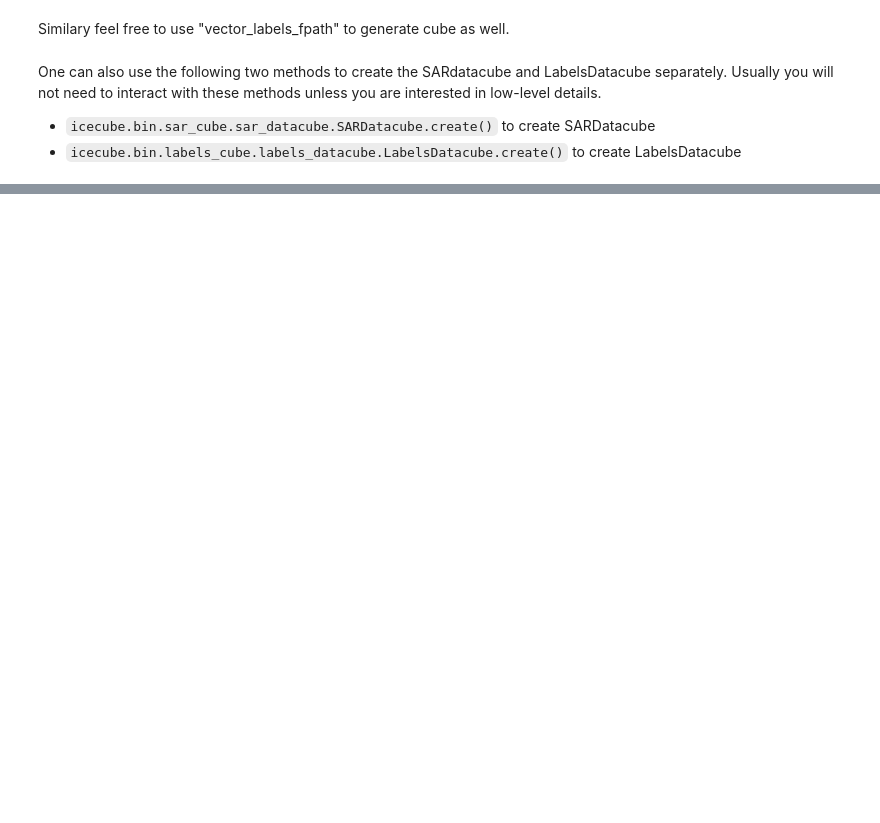
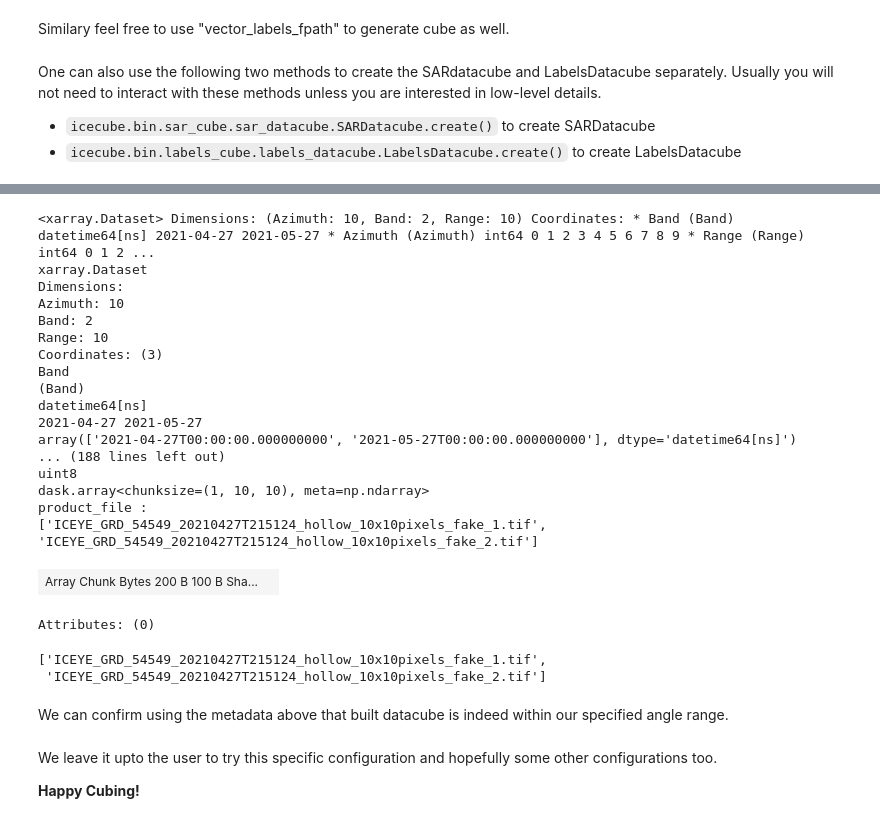
Before and after one commit to iceye-ltd/icecube, a Jupyter notebook: docs/examples/Ex3_CreatingDatacube.ipynb, the cells around one changed output, grey strips where cells are left out. Cells and saved outputs as stored; diff of their text form; code cells hidden in the pictures; blank space fills up the shorter version.

```diff
--- a/docs/examples/Ex3_CreatingDatacube.ipynb
+++ b/docs/examples/Ex3_CreatingDatacube.ipynb
@@ -165,0 +407,17 @@ One can also use the following two methods to create the SARdatacube and LabelsD
+# %%
+# We know that our stack spans from 28.5 degrees to 30.5 degrees
+
+cube_config_fpath = os.path.join(icecube_abspath, "icecube/dataset/temp/sample_config.json")
+cube_config_dic = {}
+cube_config_dic['min_incidence_angle'] = 25
+cube_config_dic['max_incidence_angle'] = 29.5
+
+with open(cube_config_fpath, 'w') as outfile:
+    json.dump(cube_config_dic, outfile)
+
+# if you take a look, this is how our configuration file looks like:
+#{"min_incidence_angle": 25, "max_incidence_angle": 29.5}
+# %%
+dc = IceyeProcessGenerateCube.create_cube(
+        grd_dir, cube_config_fpath, masks_labels_fpath
+    )
@@ -165,0 +429,29 @@ One can also use the following two methods to create the SARdatacube and LabelsD
+# %%
+dc.xrdataset
+# %% [output]
+<xarray.Dataset> Dimensions: (Azimuth: 10, Band: 2, Range: 10) Coordinates: * Band (Band) datetime64[ns] 2021-04-27 2021-05-27 * Azimuth (Azimuth) int64 0 1 2 3 4 5 6 7 8 9 * Range (Range) int64 0 1 2 ...
+xarray.Dataset
+Dimensions:
+Azimuth: 10
+Band: 2
+Range: 10
+Coordinates: (3)
+Band
+(Band)
+datetime64[ns]
+2021-04-27 2021-05-27
+array(['2021-04-27T00:00:00.000000000', '2021-05-27T00:00:00.000000000'], dtype='datetime64[ns]')
+... (188 lines left out)
+uint8
+dask.array<chunksize=(1, 10, 10), meta=np.ndarray>
+product_file :
+['ICEYE_GRD_54549_20210427T215124_hollow_10x10pixels_fake_1.tif', 'ICEYE_GRD_54549_20210427T215124_hollow_10x10pixels_fake_2.tif']
+| Array Chunk Bytes 200 B 100 B Sha... |  |
+Attributes: (0)
+# %%
+dc.xrdataset["Intensity"].attrs["product_file"]
+# %% [output]
+['ICEYE_GRD_54549_20210427T215124_hollow_10x10pixels_fake_1.tif',
+ 'ICEYE_GRD_54549_20210427T215124_hollow_10x10pixels_fake_2.tif']
+# %% [markdown]
+We can confirm using the metadata above that built datacube is indeed within our specified angle range.
@@ -165,0 +469,4 @@ One can also use the following two methods to create the SARdatacube and LabelsD
+# %% [markdown]
+We leave it upto the user to try this specific configuration and hopefully some other configurations too.
+
+**Happy Cubing!**
```
Also changed, not shown: parts of 36 cells of this notebook, 2 other files.
